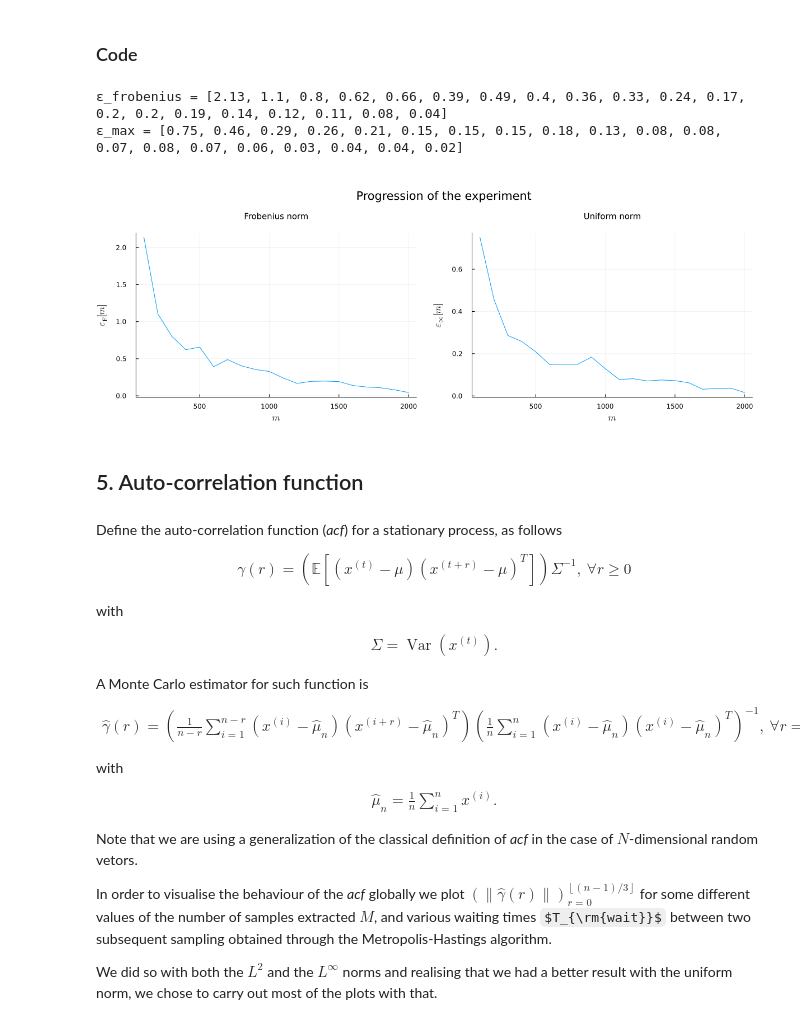
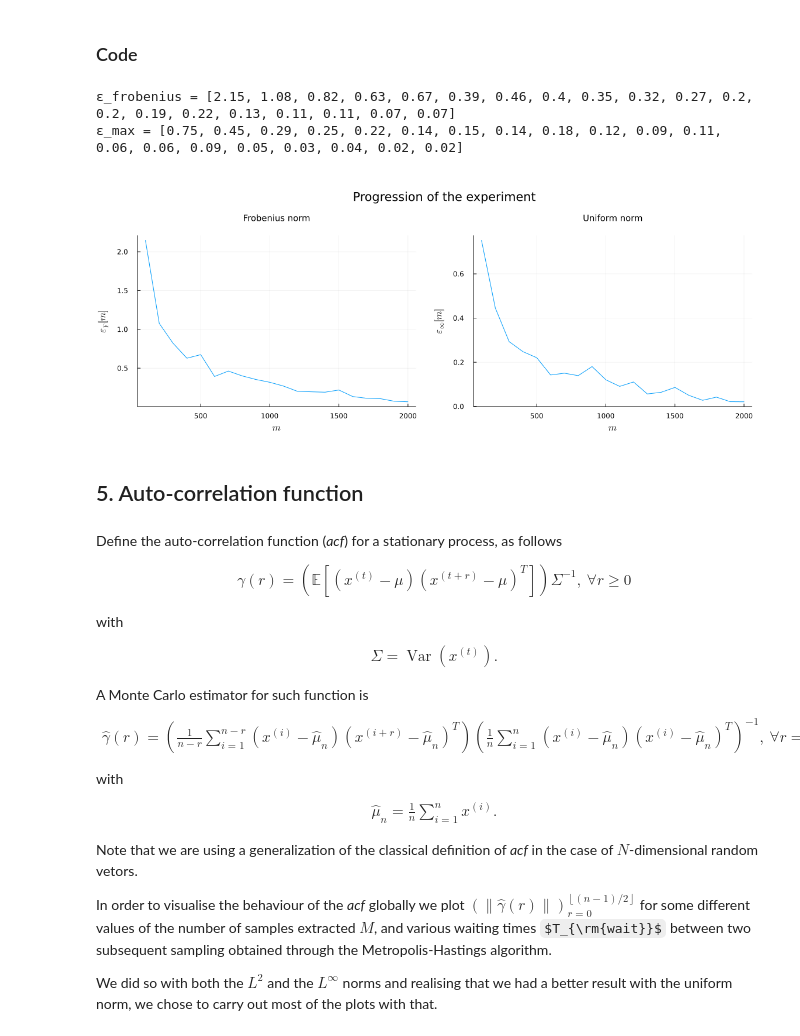
Before and after one commit to caporali/models_and_algorithms_project, a Jupyter notebook: project/main.ipynb, the cells around one changed output. Cells and saved outputs as stored; diff of their text form; code cells hidden in the pictures; some formulas as TeX source.

```diff
--- a/project/main.ipynb
+++ b/project/main.ipynb
@@ -163,7 +163,7 @@ function metropolis_hastings_step(x::Vector{Int64}, J_struct::PottsParam)
 
 	# 1. draw uniformly an index and a new configuration
 	k = rand(1:n)
-	z = rand(1:q)
+	z = rand(1:(q - 1))
 
 	# 2. compute the acceptance ratio
 	a = 0
@@ -680,20 +681,20 @@ finish!(p)
 # %%
 ε_frobenius = [ε[i][1] for i = 1:(M ÷ div)]
 ε_max = [ε[i][2] for i = 1:(M ÷ div)]
 
 print("ε_frobenius = ", round.(ε_frobenius; digits = 2), "\n")
 print("ε_max = ", round.(ε_max; digits = 2))
 
 plot_frobenius = plot(div:div:M, ε_frobenius, xlabel = L"m",
 	ylabel = L"\varepsilon_{\operatorname{F}}[m]", title = "Frobenius norm", titlefontsize = 10)
 plot_max = plot(div:div:M, ε_max, xlabel = L"m",
 	ylabel = L"\varepsilon_{\infty}[m]", title = "Uniform norm", titlefontsize = 10)
 plot(plot_frobenius, plot_max, layout = @layout([B C]), legend = false, plot_title = "\nProgression of the experiment",
-	plot_titlefontsize = 14, plot_titlevspan = 0.15, size = (1200, 450), margin = 5Plots.mm)
+	plot_titlefontsize = 14, plot_titlevspan = 0.15, size = (1150, 450), margin = 5Plots.mm)
 # %% [output]
-ε_frobenius = [2.13, 1.1, 0.8, 0.62, 0.66, 0.39, 0.49, 0.4, 0.36, 0.33, 0.24, 0.17, 0.2, 0.2, 0.19, 0.14, 0.12, 0.11, 0.08, 0.04]
-ε_max = [0.75, 0.46, 0.29, 0.26, 0.21, 0.15, 0.15, 0.15, 0.18, 0.13, 0.08, 0.08, 0.07, 0.08, 0.07, 0.06, 0.03, 0.04, 0.04, 0.02]
+ε_frobenius = [2.15, 1.08, 0.82, 0.63, 0.67, 0.39, 0.46, 0.4, 0.35, 0.32, 0.27, 0.2, 0.2, 0.19, 0.22, 0.13, 0.11, 0.11, 0.07, 0.07]
+ε_max = [0.75, 0.45, 0.29, 0.25, 0.22, 0.14, 0.15, 0.14, 0.18, 0.12, 0.09, 0.11, 0.06, 0.06, 0.09, 0.05, 0.03, 0.04, 0.02, 0.02]
-[figure, old version]
+[figure, new version]
 # %% [markdown]
 ## 5. Auto-correlation function
 # %% [markdown]
@@ -717,7 +718,7 @@ with
 
 Note that we are using a generalization of the classical definition of *acf* in the case of $N$-dimensional random vetors.
 
-In order to visualise the behaviour of the *acf* globally we plot $\left(\left\|\hat{\gamma}(r)\right\|\right)_{r = 0}^{\left\lfloor(n - 1)/3\right\rfloor}$ for some different values of the number of samples extracted $M$, and various waiting times $T_{\rm{wait}}$ between two subsequent sampling obtained through the Metropolis-Hastings algorithm.
+In order to visualise the behaviour of the *acf* globally we plot $\left(\left\|\hat{\gamma}(r)\right\|\right)_{r = 0}^{\left\lfloor(n - 1)/2\right\rfloor}$ for some different values of the number of samples extracted $M$, and various waiting times $T_{\rm{wait}}$ between two subsequent sampling obtained through the Metropolis-Hastings algorithm.
 
 We did so with both the $L^2$ and the $L^{\infty}$ norms and realising that we had a better result with the uniform norm, we chose to carry out most of the plots with that.
 # %%
```
Also changed, not shown: parts of 12 cells of this notebook, 1 other file.
